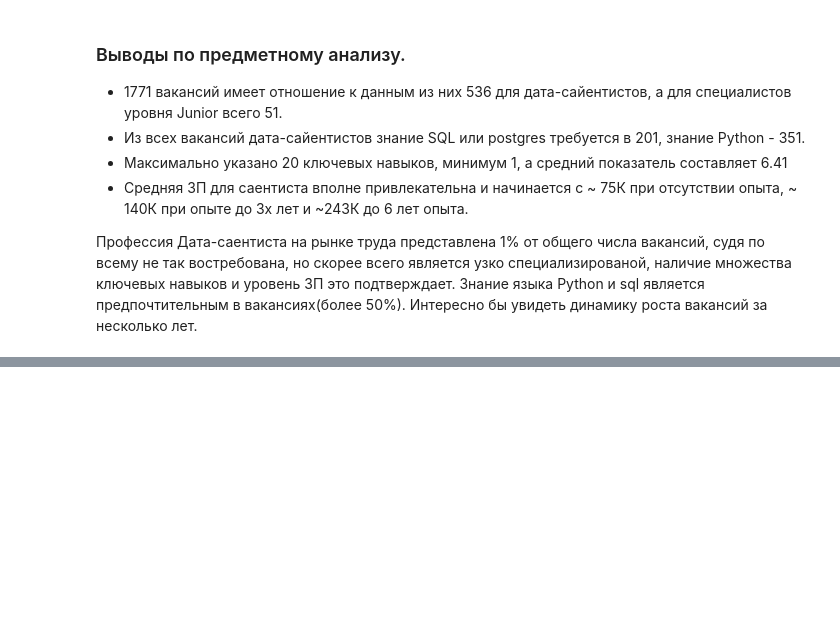
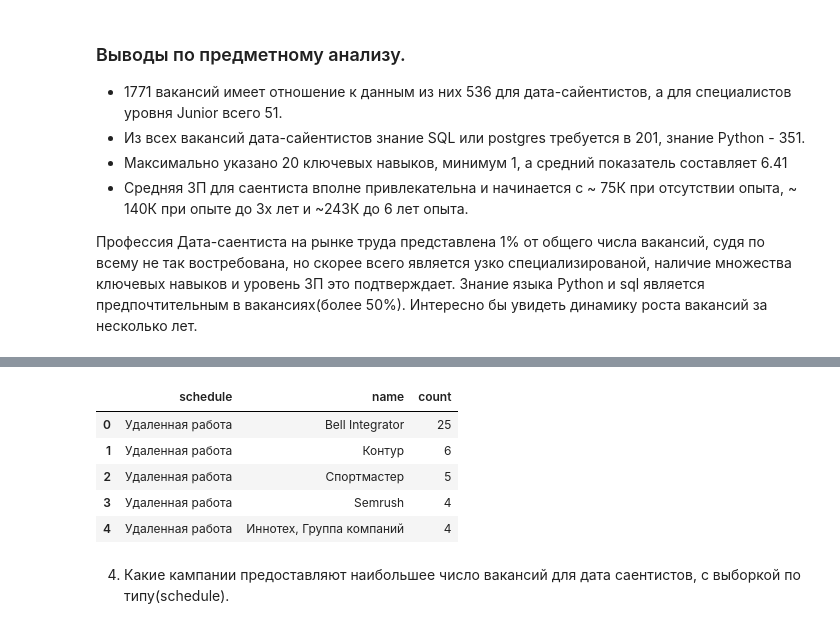
Before and after one commit to SergeyExp/data_science, a Jupyter notebook: PROJECT-2-Анализ вакансий из HeadHunter/Project_2_Ноутбук_шаблон.ipynb, the cells around one changed output, grey strips where cells are left out. Saved outputs shown, nothing was run; the diff lists cells and outputs as text; code cells hidden in the pictures; blank space fills up the shorter version.

```diff
--- a/PROJECT-2-Анализ вакансий из HeadHunter/Project_2_Ноутбук_шаблон.ipynb
+++ b/PROJECT-2-Анализ вакансий из HeadHunter/Project_2_Ноутбук_шаблон.ipynb
@@ -639,0 +706,35 @@ Name: avg_salary, dtype: float64
+# %%
+# текст запроса
+query_7_3 = '''
+SELECT
+    distinct v.schedule,
+    e.name,
+    COUNT(v.id)
+FROM vacancies v
+JOIN employers e ON e.id = v.employer_id
+WHERE v.schedule = 'Удаленная работа'
+    AND
+    (
+    v.name ILIKE '%%data scientist%%'
+    or v.name ILIKE '%%data science%%'
+    or v.name ILIKE '%%исследователь данных%%'
+    or (v.name LIKE '%%ML%%' AND v.name not LIKE '%%HTML%%' )
+    or v.name ILIKE '%%machine learning%%'
+    or v.name ILIKE '%%машинн%%обучен%%'
+    )
+GROUP BY  1, 2
+ORDER BY 3 Desc
+LIMIT 5
+'''
+# %%
+# результат запроса
+display(DataSql(query_7_3))
+# %% [output]
+|  | schedule | name | count |
+| 0 | Удаленная работа | Bell Integrator | 25 |
+| 1 | Удаленная работа | Контур | 6 |
+| 2 | Удаленная работа | Спортмастер | 5 |
+| 3 | Удаленная работа | Semrush | 4 |
+| 4 | Удаленная работа | Иннотех, Группа компаний | 4 |
+# %% [markdown]
+4. Какие кампании предоставляют наибольшее число вакансий для дата саентистов, с выборкой по типу(schedule).
```
Also changed, not shown: parts of 16 cells of this notebook.
